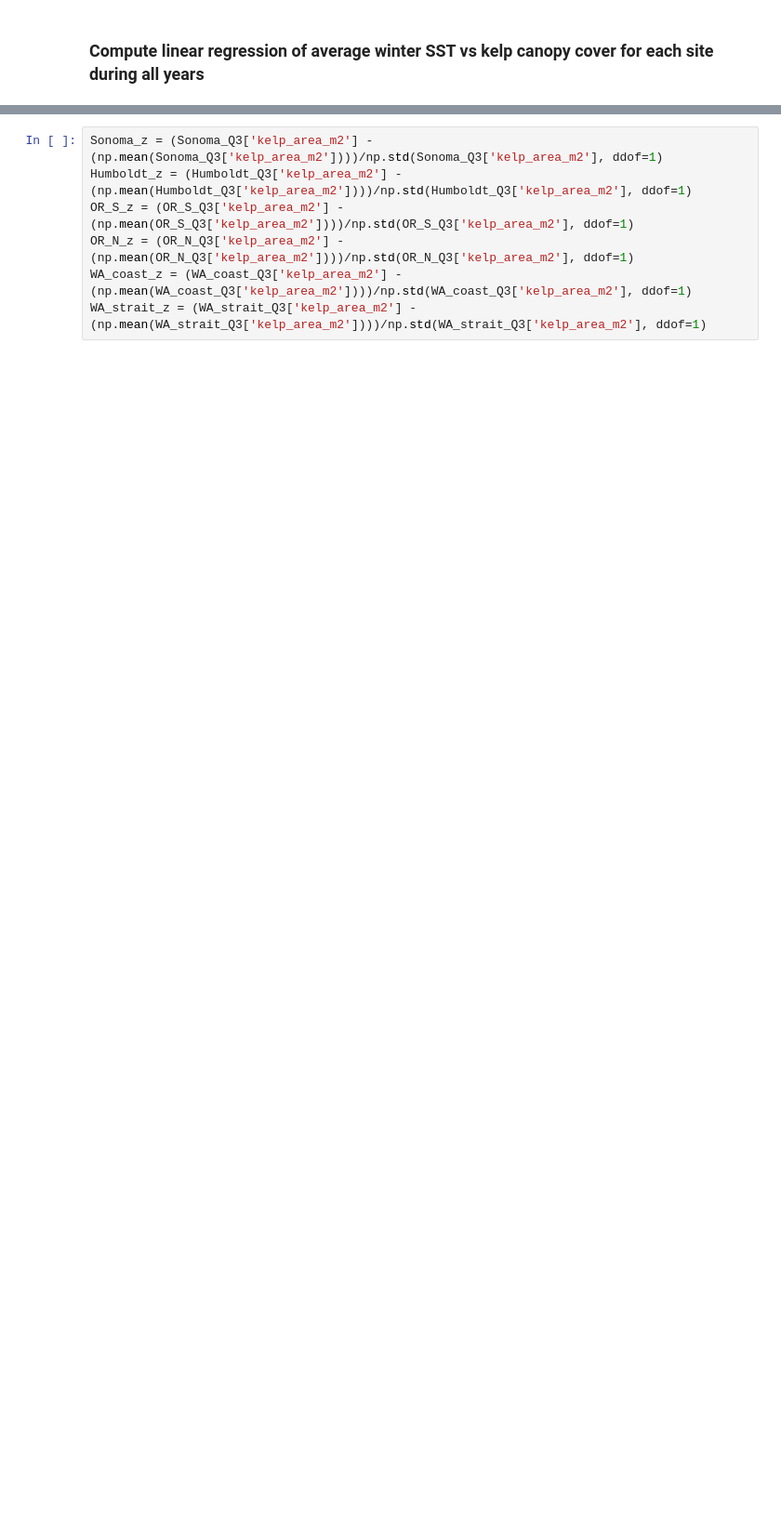
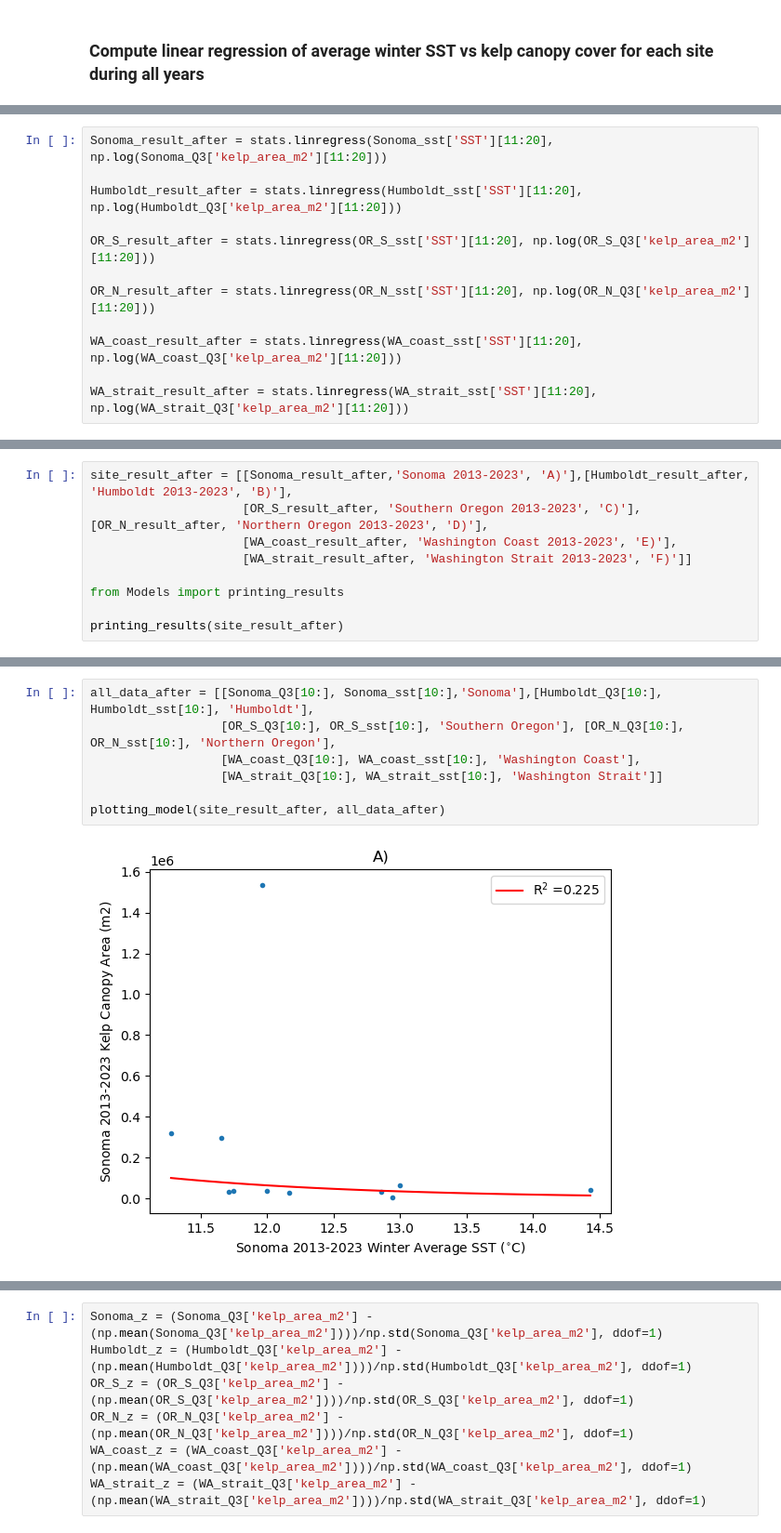
Before and after one commit to madimckayy/MS263_FinalProject, a Jupyter notebook: McKay_FinalProject.ipynb, the cells around one changed output, grey strips where cells are left out. Shown at 93% size. Cells and saved outputs as stored; diff of their text form; blank space fills up the shorter version.

```diff
--- a/McKay_FinalProject.ipynb
+++ b/McKay_FinalProject.ipynb
@@ -211,0 +291,12 @@ I am wondering if there is a statistical test to compare the R^2 values between
+# %%
+Sonoma_result_after = stats.linregress(Sonoma_sst['SST'][11:20], np.log(Sonoma_Q3['kelp_area_m2'][11:20]))
+
+Humboldt_result_after = stats.linregress(Humboldt_sst['SST'][11:20], np.log(Humboldt_Q3['kelp_area_m2'][11:20]))
+
+OR_S_result_after = stats.linregress(OR_S_sst['SST'][11:20], np.log(OR_S_Q3['kelp_area_m2'][11:20]))
+
+OR_N_result_after = stats.linregress(OR_N_sst['SST'][11:20], np.log(OR_N_Q3['kelp_area_m2'][11:20]))
+
+WA_coast_result_after = stats.linregress(WA_coast_sst['SST'][11:20], np.log(WA_coast_Q3['kelp_area_m2'][11:20]))
+
+WA_strait_result_after = stats.linregress(WA_strait_sst['SST'][11:20], np.log(WA_strait_Q3['kelp_area_m2'][11:20]))
@@ -211,0 +305,9 @@ I am wondering if there is a statistical test to compare the R^2 values between
+# %%
+site_result_after = [[Sonoma_result_after,'Sonoma 2013-2023', 'A)'],[Humboldt_result_after, 'Humboldt 2013-2023', 'B)'],
+                     [OR_S_result_after, 'Southern Oregon 2013-2023', 'C)'], [OR_N_result_after, 'Northern Oregon 2013-2023', 'D)'],
+                     [WA_coast_result_after, 'Washington Coast 2013-2023', 'E)'],
+                     [WA_strait_result_after, 'Washington Strait 2013-2023', 'F)']]
+
+from Models import printing_results
+
+printing_results(site_result_after)
@@ -211,0 +323,9 @@ I am wondering if there is a statistical test to compare the R^2 values between
+# %%
+all_data_after = [[Sonoma_Q3[10:], Sonoma_sst[10:],'Sonoma'],[Humboldt_Q3[10:], Humboldt_sst[10:], 'Humboldt'],
+                  [OR_S_Q3[10:], OR_S_sst[10:], 'Southern Oregon'], [OR_N_Q3[10:], OR_N_sst[10:], 'Northern Oregon'],
+                  [WA_coast_Q3[10:], WA_coast_sst[10:], 'Washington Coast'],
+                  [WA_strait_Q3[10:], WA_strait_sst[10:], 'Washington Strait']]
+
+plotting_model(site_result_after, all_data_after)
+# %% [output]
+[figure, added]
```
Also changed, not shown: parts of 91 cells of this notebook, 3 other files.
